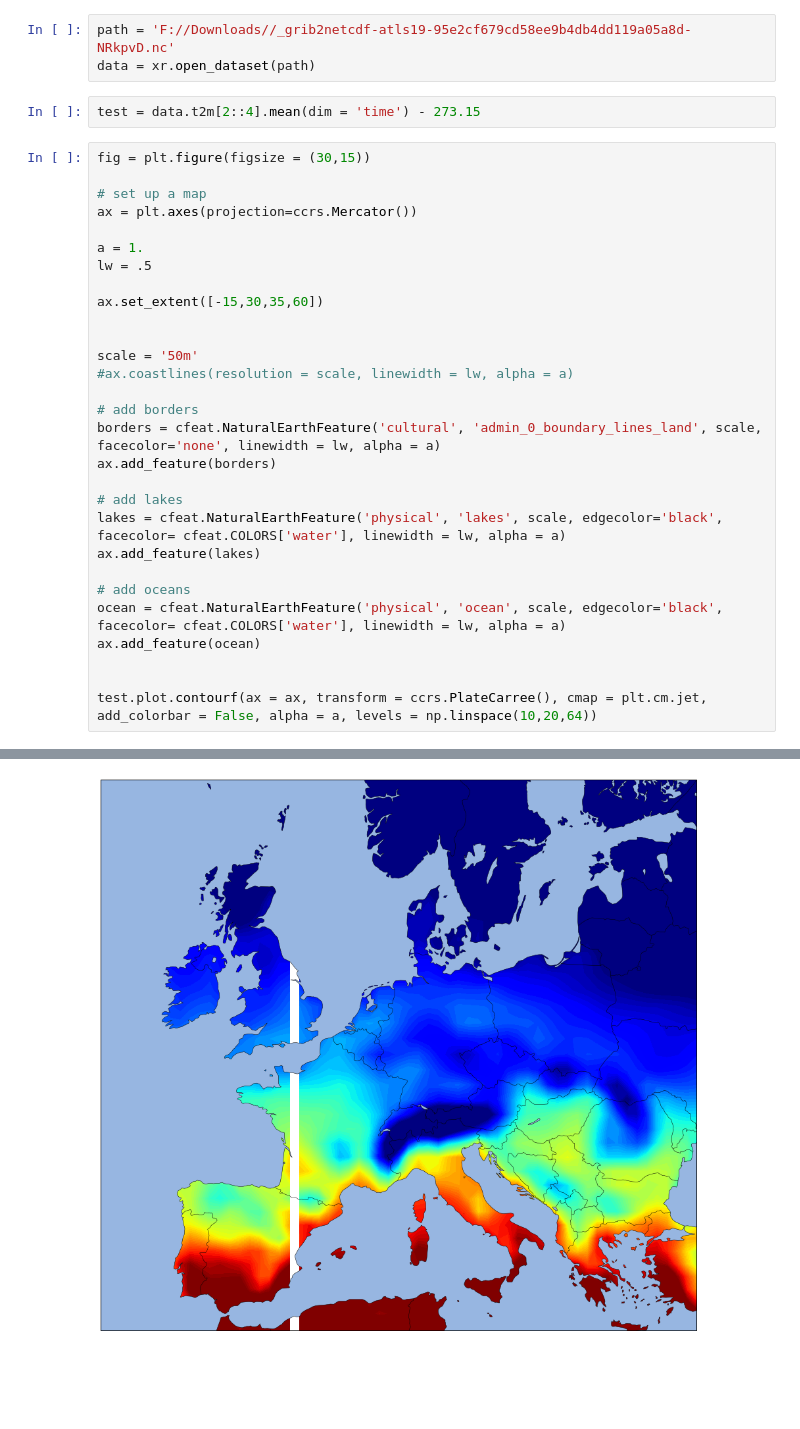
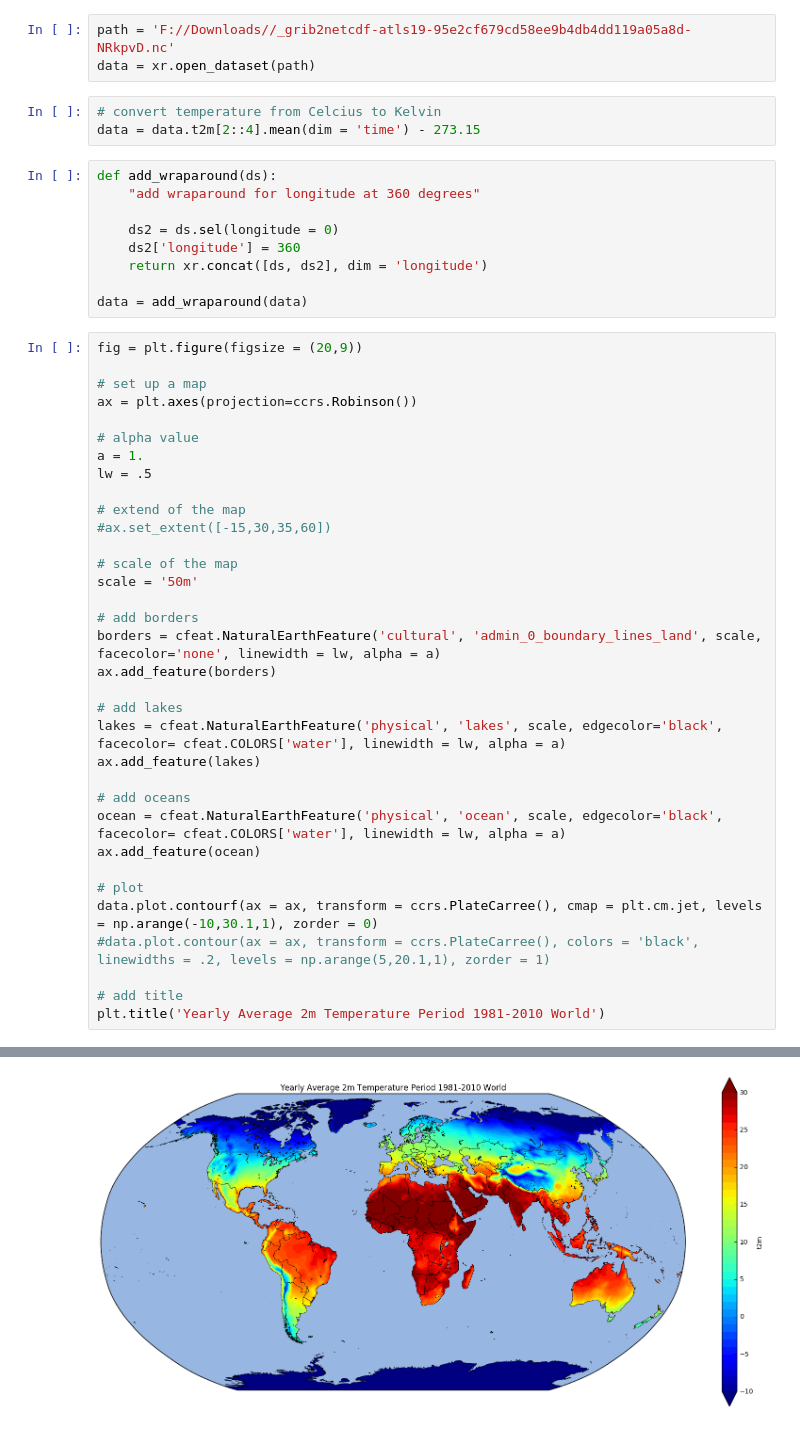
Before and after one commit to LarsRTijssen/Sample_notebooks, a Jupyter notebook: ERA Interim world temperature.ipynb, the cells around one changed output, grey strips where cells are left out. Saved outputs shown, nothing was run; the diff lists cells and outputs as text; blank space fills up the shorter version.

```diff
--- a/ERA Interim world temperature.ipynb
+++ b/ERA Interim world temperature.ipynb
@@ -9,21 +9,32 @@ import cartopy.feature as cfeat
 path = 'F://Downloads//_grib2netcdf-atls19-95e2cf679cd58ee9b4db4dd119a05a8d-NRkpvD.nc'
 data = xr.open_dataset(path)
 # %%
-test = data.t2m[2::4].mean(dim = 'time') - 273.15
+# convert temperature from Celcius to Kelvin
+data = data.t2m[2::4].mean(dim = 'time') - 273.15
+# %%
+def add_wraparound(ds):
+    "add wraparound for longitude at 360 degrees"
+
+    ds2 = ds.sel(longitude = 0)
+    ds2['longitude'] = 360
+    return xr.concat([ds, ds2], dim = 'longitude')
+
+data = add_wraparound(data)
 # %%
-fig = plt.figure(figsize = (30,15))
+fig = plt.figure(figsize = (20,9))
 
 # set up a map
-ax = plt.axes(projection=ccrs.Mercator())
+ax = plt.axes(projection=ccrs.Robinson())
 
+# alpha value
 a = 1.
 lw = .5
 
-ax.set_extent([-15,30,35,60])
+# extend of the map
+#ax.set_extent([-15,30,35,60])
 
-
+# scale of the map
 scale = '50m'
-#ax.coastlines(resolution = scale, linewidth = lw, alpha = a)
 
 # add borders
 borders = cfeat.NaturalEarthFeature('cultural', 'admin_0_boundary_lines_land', scale, facecolor='none', linewidth = lw, alpha = a)
@@ -37,6 +48,10 @@ ax.add_feature(lakes)
 ocean = cfeat.NaturalEarthFeature('physical', 'ocean', scale, edgecolor='black', facecolor= cfeat.COLORS['water'], linewidth = lw, alpha = a)
 ax.add_feature(ocean)
 
+# plot
+data.plot.contourf(ax = ax, transform = ccrs.PlateCarree(), cmap = plt.cm.jet, levels = np.arange(-10,30.1,1), zorder = 0)
+#data.plot.contour(ax = ax, transform = ccrs.PlateCarree(), colors = 'black', linewidths = .2, levels = np.arange(5,20.1,1), zorder = 1)
 
-test.plot.contourf(ax = ax, transform = ccrs.PlateCarree(), cmap = plt.cm.jet, add_colorbar = False, alpha = a, levels = np.linspace(10,20,64))
+# add title
+plt.title('Yearly Average 2m Temperature Period 1981-2010 World')
 # %% [output]
@@ -46 +59 @@ axes property.  A removal date has not been set.
-[figure, old version]
+[figure, new version]
```
Also changed, not shown: parts of 1 cell of this notebook, 8 other files.
